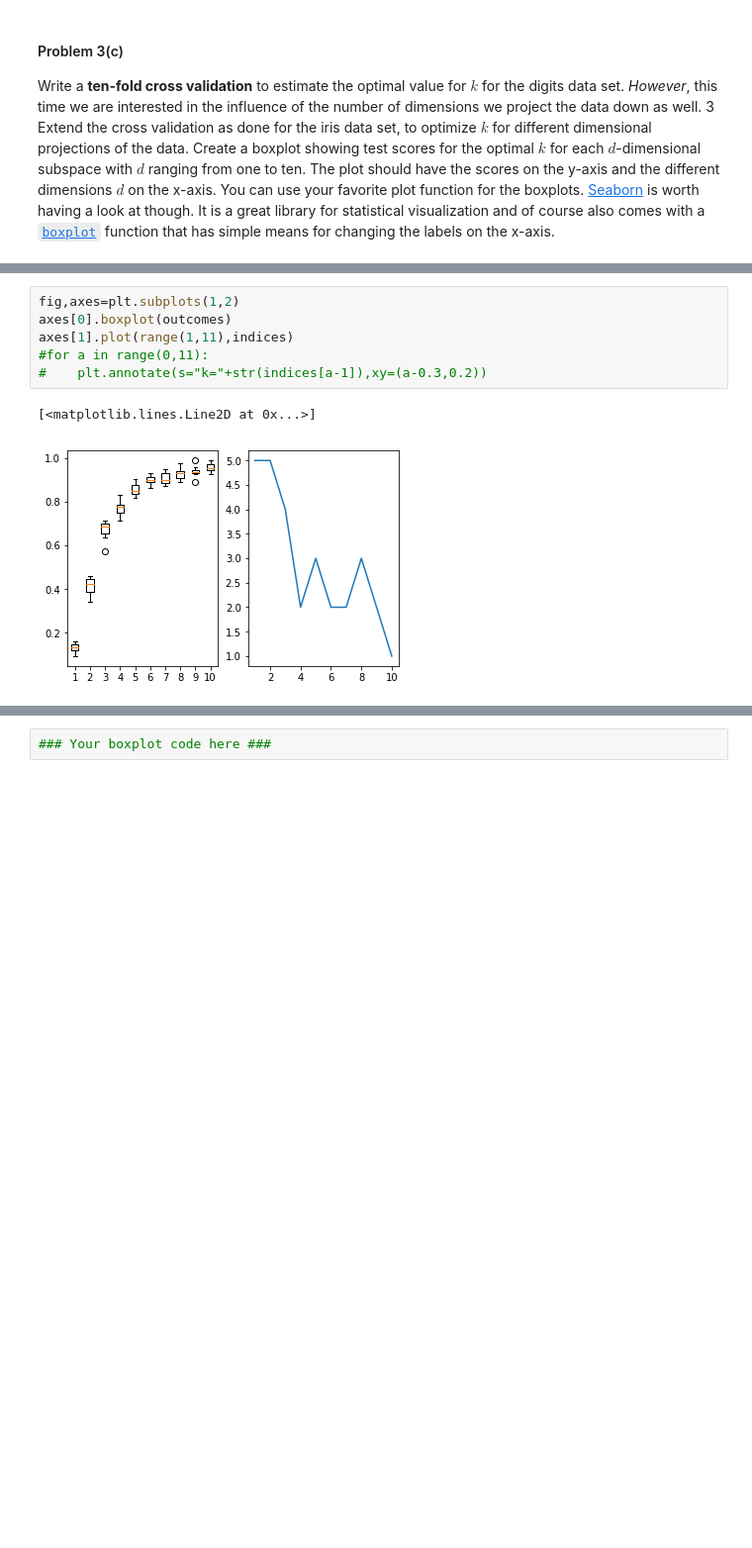
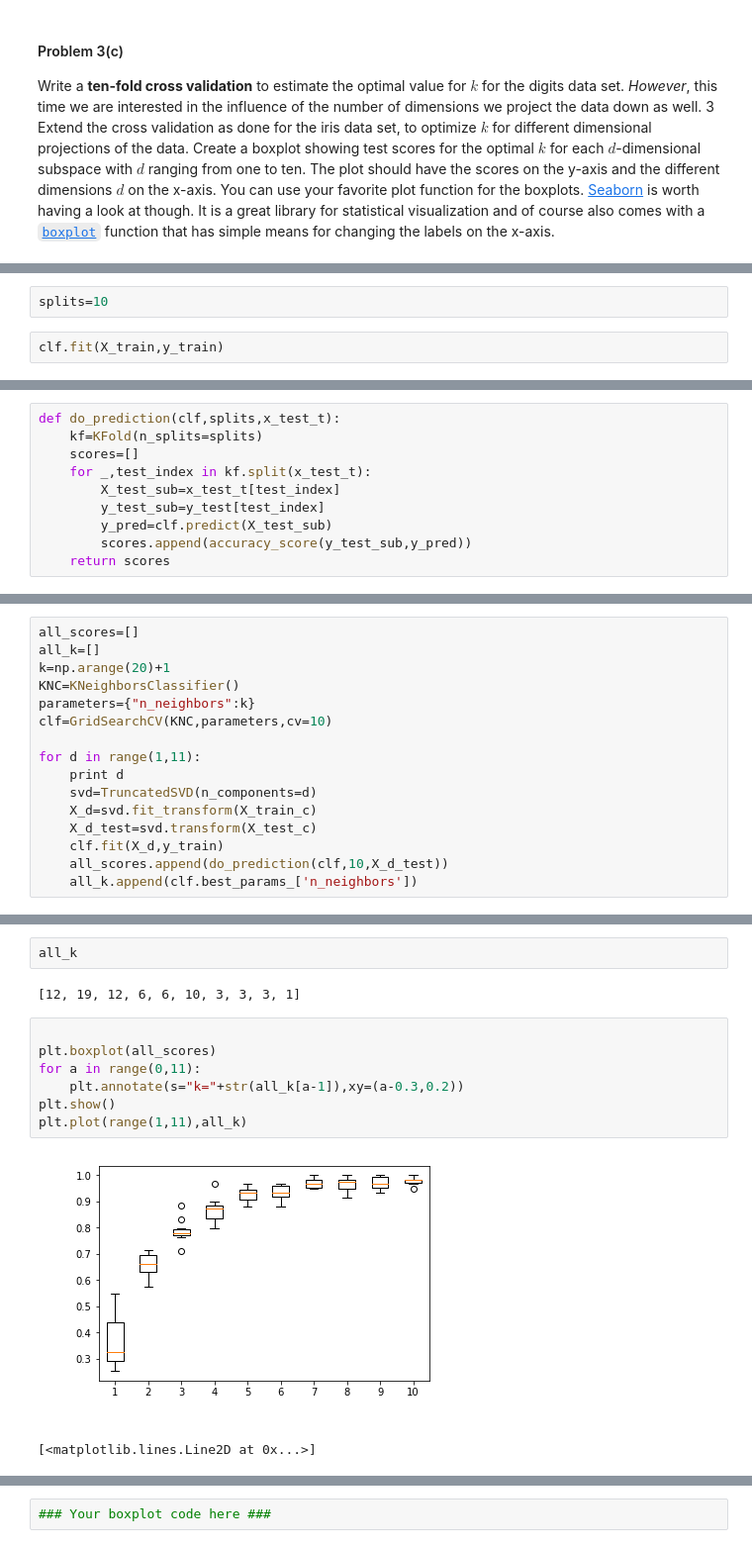
Before and after one commit to StevenDalderop/2014, a Jupyter notebook: homework/HW3.ipynb, the cells around one changed output, grey strips where cells are left out. Shown at 99% size. Cells and saved outputs as stored; diff of their text form; blank space fills up the shorter version.

```diff
--- a/homework/HW3.ipynb
+++ b/homework/HW3.ipynb
@@ -733,0 +762,4 @@ for d in range(1,11):
+# %%
+splits=10
+# %%
+clf.fit(X_train,y_train)
@@ -733,0 +775,10 @@ for d in range(1,11):
+# %%
+def do_prediction(clf,splits,x_test_t):
+    kf=KFold(n_splits=splits)
+    scores=[]
+    for _,test_index in kf.split(x_test_t):
+        X_test_sub=x_test_t[test_index]
+        y_test_sub=y_test[test_index]
+        y_pred=clf.predict(X_test_sub)
+        scores.append(accuracy_score(y_test_sub,y_pred))
+    return scores
@@ -733,0 +789,16 @@ for d in range(1,11):
+# %%
+all_scores=[]
+all_k=[]
+k=np.arange(20)+1
+KNC=KNeighborsClassifier()
+parameters={"n_neighbors":k}
+clf=GridSearchCV(KNC,parameters,cv=10)
+
+for d in range(1,11):
+    print d
+    svd=TruncatedSVD(n_components=d)
+    X_d=svd.fit_transform(X_train_c)
+    X_d_test=svd.transform(X_test_c)
+    clf.fit(X_d,y_train)
+    all_scores.append(do_prediction(clf,10,X_d_test))
+    all_k.append(clf.best_params_['n_neighbors'])
@@ -734,9 +836,14 @@ for d in range(1,11):
+# %%
+all_k
+# %% [output]
+[12, 19, 12, 6, 6, 10, 3, 3, 3, 1]
 # %%
-fig,axes=plt.subplots(1,2)
-axes[0].boxplot(outcomes)
-axes[1].plot(range(1,11),indices)
-#for a in range(0,11):
-#    plt.annotate(s="k="+str(indices[a-1]),xy=(a-0.3,0.2))
+
+plt.boxplot(all_scores)
+for a in range(0,11):
+    plt.annotate(s="k="+str(all_k[a-1]),xy=(a-0.3,0.2))
+plt.show()
+plt.plot(range(1,11),all_k)
 # %% [output]
+[figure, new version]
 [<matplotlib.lines.Line2D at 0x...>]
-[figure, old version]
```
Also changed, not shown: parts of 19 cells of this notebook.
